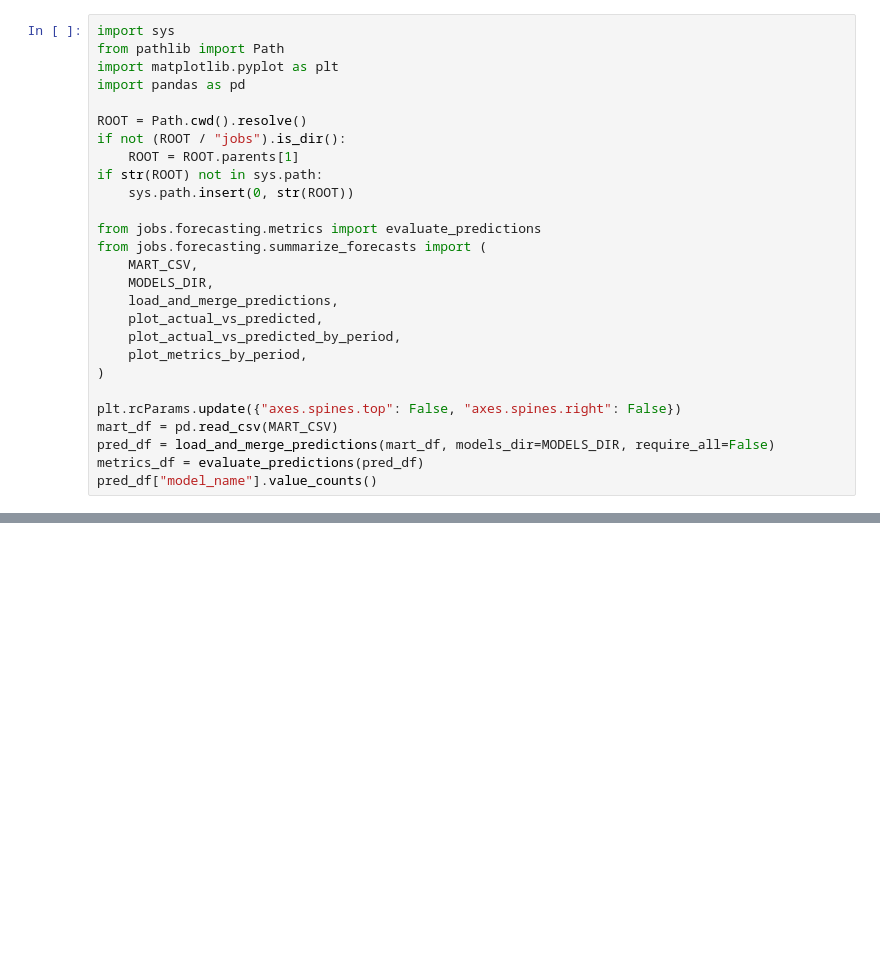
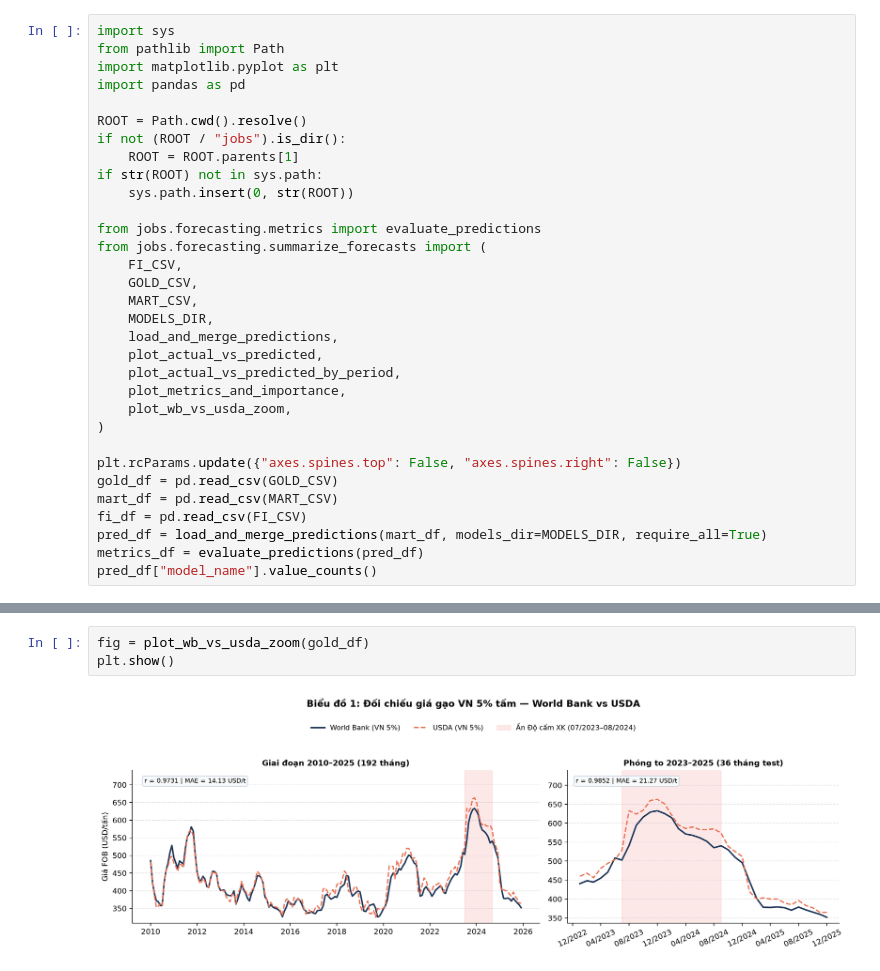
Before and after one commit to ngochai62325-maker/TLCN, a Jupyter notebook: notebooks/forecasting/01_forecast_summary.ipynb, the cells around one changed output, grey strips where cells are left out. Drawn from its saved outputs; the diff is of its cells as text; blank space fills up the shorter version.

```diff
--- a/notebooks/forecasting/01_forecast_summary.ipynb
+++ b/notebooks/forecasting/01_forecast_summary.ipynb
@@ -17,16 +28,21 @@ if str(ROOT) not in sys.path:
 
 from jobs.forecasting.metrics import evaluate_predictions
 from jobs.forecasting.summarize_forecasts import (
+    FI_CSV,
+    GOLD_CSV,
     MART_CSV,
     MODELS_DIR,
     load_and_merge_predictions,
     plot_actual_vs_predicted,
     plot_actual_vs_predicted_by_period,
-    plot_metrics_by_period,
+    plot_metrics_and_importance,
+    plot_wb_vs_usda_zoom,
 )
 
 plt.rcParams.update({"axes.spines.top": False, "axes.spines.right": False})
+gold_df = pd.read_csv(GOLD_CSV)
 mart_df = pd.read_csv(MART_CSV)
-pred_df = load_and_merge_predictions(mart_df, models_dir=MODELS_DIR, require_all=False)
+fi_df = pd.read_csv(FI_CSV)
+pred_df = load_and_merge_predictions(mart_df, models_dir=MODELS_DIR, require_all=True)
 metrics_df = evaluate_predictions(pred_df)
 pred_df["model_name"].value_counts()
@@ -32,0 +60,5 @@ pred_df["model_name"].value_counts()
+# %%
+fig = plot_wb_vs_usda_zoom(gold_df)
+plt.show()
+# %% [output]
+[figure, added]
```
Also changed, not shown: parts of 23 cells of this notebook, 6 other files.
